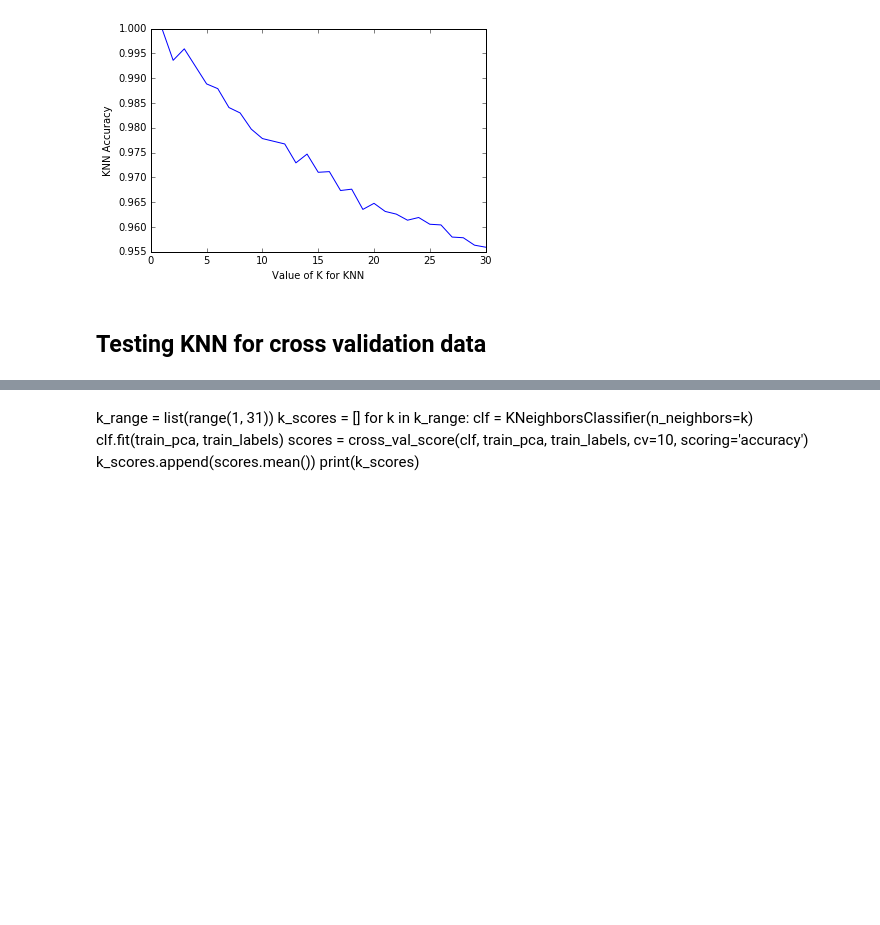
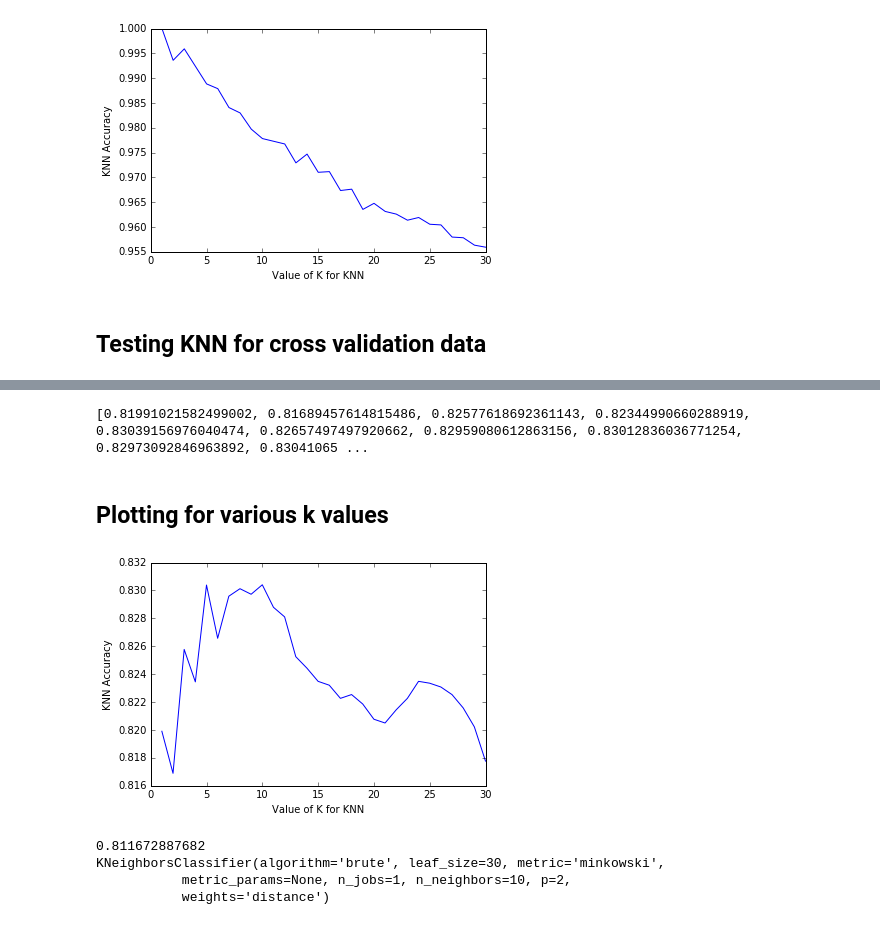
Before and after one commit to sagar-cenation/Human-Activity-Recognition-Using-Smartphone-Sensors, a Jupyter notebook: project_knn.ipynb, the cells around one changed output, grey strips where cells are left out. Saved outputs shown, nothing was run; the diff lists cells and outputs as text; code cells hidden in the pictures; blank space fills up the shorter version.

Commit message:
knn showing 82% accuracy with cross validation

```diff
--- a/project_knn.ipynb
+++ b/project_knn.ipynb
@@ -88,9 +85,31 @@ plt.show()
-# %% [markdown]
-k_range = list(range(1, 31))
-k_scores = []
-for k in k_range:
-    clf = KNeighborsClassifier(n_neighbors=k)
-    clf.fit(train_pca, train_labels)
-    scores = cross_val_score(clf, train_pca, train_labels, cv=10, scoring='accuracy')
-    k_scores.append(scores.mean())
-print(k_scores)
+# %%
+k_range = list(range(1, 31))
+k_scores = []
+for k in k_range:
+    clf = KNeighborsClassifier(n_neighbors=k)
+    clf.fit(train_pca, train_labels)
+    scores = cross_val_score(clf, train_pca, train_labels, cv=10, scoring='accuracy')
+    k_scores.append(scores.mean())
+print(k_scores)
+# %% [output]
+[0.81991021582499002, 0.81689457614815486, 0.82577618692361143, 0.82344990660288919, 0.83039156976040474, 0.82657497497920662, 0.82959080612863156, 0.83012836036771254, 0.82973092846963892, 0.83041065 ...
+# %% [markdown]
+## Plotting for various k values
+# %%
+plt.plot(k_range, k_scores)
+plt.xlabel('Value of K for KNN')
+plt.ylabel('KNN Accuracy')
+plt.show()
+# %% [output]
+[figure, added]
+# %%
+clf = KNeighborsClassifier(n_neighbors=10,algorithm='brute',p=2,weights='distance')
+clf.fit(train_pca, train_labels)
+scores = clf.score(test_pca, test_labels)
+print scores
+print clf
+# %% [output]
+0.811672887682
+KNeighborsClassifier(algorithm='brute', leaf_size=30, metric='minkowski',
+           metric_params=None, n_jobs=1, n_neighbors=10, p=2,
+           weights='distance')
```
Also changed, not shown: parts of 2 cells of this notebook.
